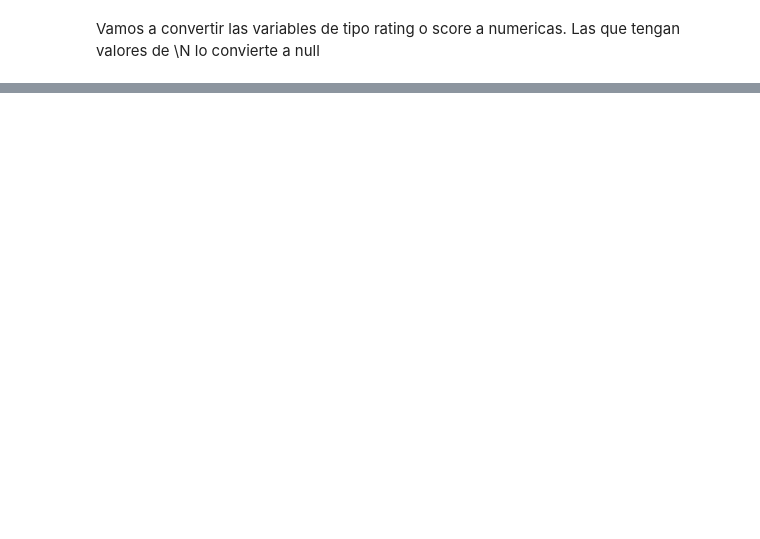
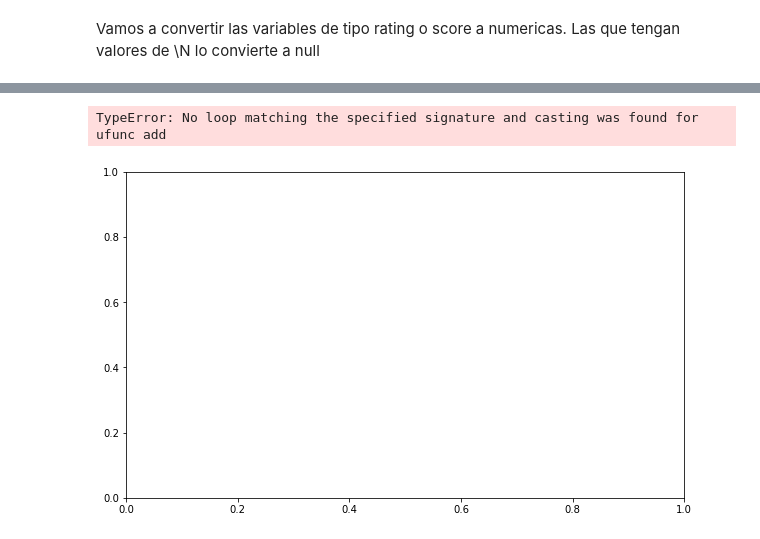
Before and after one commit to sergi0fg/TFG-Movistar, a Jupyter notebook: src/JupiterNotebook/Clustering_final.ipynb, the cells around one changed output, grey strips where cells are left out. Cells and saved outputs as stored; diff of their text form; code cells hidden in the pictures; blank space fills up the shorter version.

```diff
--- a/src/JupiterNotebook/Clustering_final.ipynb
+++ b/src/JupiterNotebook/Clustering_final.ipynb
@@ -181,0 +808,6 @@ plt.show()
+# %%
+#Distribución del número de reseñas de todos los críticos (Rotten Tomatoes)
+plot_numerical_distribution(movies, 'rtAllCriticsNumReviews')
+# %% [output]
+TypeError: No loop matching the specified signature and casting was found for ufunc add
+[figure, added]
```
Also changed, not shown: parts of 89 cells of this notebook.
